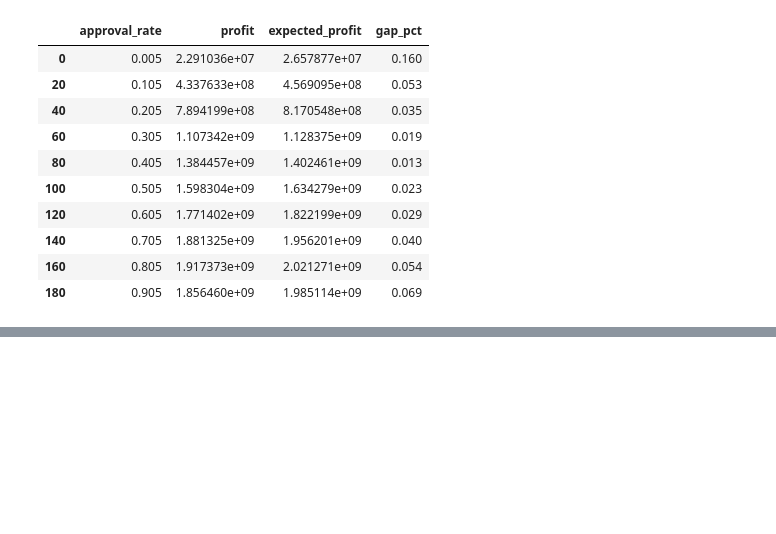
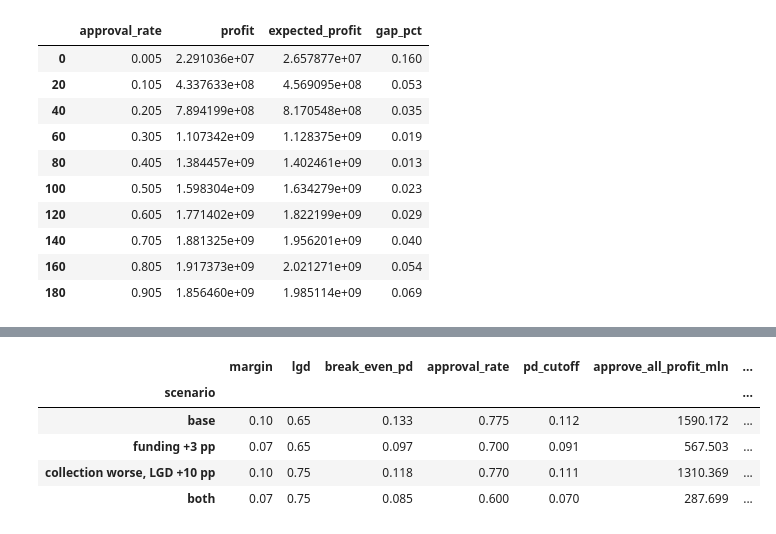
Before and after one commit to Zerol-91/credit-scoring-home-credit, a Jupyter notebook: notebooks/04_economics.ipynb, the cells around one changed output, grey strips where cells are left out. Saved outputs shown, nothing was run; the diff lists cells and outputs as text; code cells hidden in the pictures; blank space fills up the shorter version.

```diff
--- a/notebooks/04_economics.ipynb
+++ b/notebooks/04_economics.ipynb
@@ -188,0 +317,21 @@ check.round(3)
+# %%
+# Margin is not observed: it is yield minus funding cost minus operating cost over the loan's life.
+# Scenario: funding becomes 3 pp more expensive -> margin 10% -> 7% (average life of about one year)
+scenarios = {"base": (0.10, LGD), "funding +3 pp": (0.07, LGD), "collection worse, LGD +10 pp": (0.10, 0.75),
+             "both": (0.07, 0.75)}
+rows = []
+for name, (margin, lgd) in scenarios.items():
+    base = client_profit(y, ead, margin, lgd).sum()
+    best = optimal_cutoff(profit_curve(valid["pd_scorecard_with_ext"], y, ead, margin, lgd))
+    rows.append({"scenario": name, "margin": margin, "lgd": lgd, "break_even_pd": break_even_pd(margin, lgd),
+                 "approval_rate": best["approval_rate"], "pd_cutoff": best["pd_cutoff"],
+                 "approve_all_profit_mln": base / 1e6, "scorecard_profit_mln": best["profit"] / 1e6,
+                 "uplift_mln": (best["profit"] - base) / 1e6})
+pd.DataFrame(rows).set_index("scenario").round(3)
+# %% [output]
+|  | margin | lgd | break_even_pd | approval_rate | pd_cutoff | approve_all_profit_mln | ... |
+| scenario |  |  |  |  |  |  | ... |
+| base | 0.10 | 0.65 | 0.133 | 0.775 | 0.112 | 1590.172 | ... |
+| funding +3 pp | 0.07 | 0.65 | 0.097 | 0.700 | 0.091 | 567.503 | ... |
+| collection worse, LGD +10 pp | 0.10 | 0.75 | 0.118 | 0.770 | 0.111 | 1310.369 | ... |
+| both | 0.07 | 0.75 | 0.085 | 0.600 | 0.070 | 287.699 | ... |
```
Also changed, not shown: parts of 5 cells of this notebook, 1 other file.
